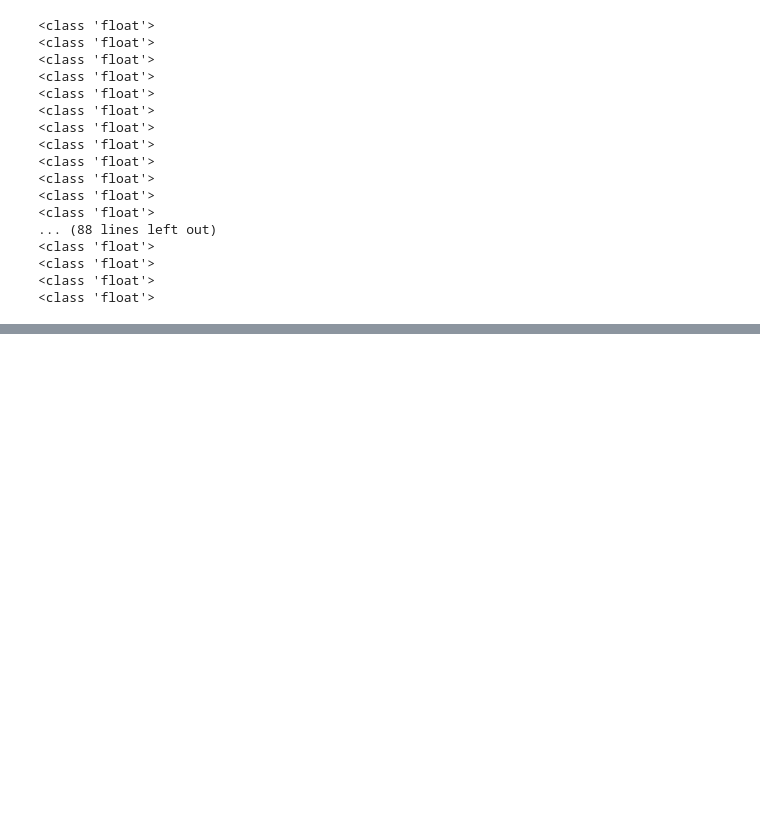
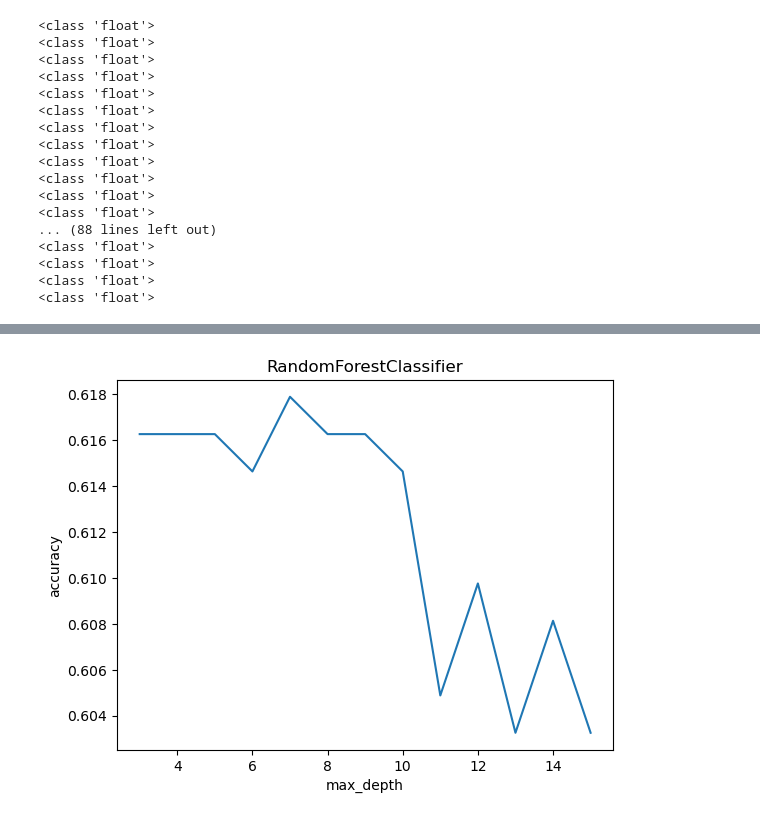
Before and after one commit to avacca1/Machine-Learning-Project, a Jupyter notebook: Project Notebook.ipynb, the cells around one changed output, grey strips where cells are left out. Drawn from its saved outputs; the diff is of its cells as text; code cells hidden in the pictures; blank space fills up the shorter version.

```diff
--- a/Project Notebook.ipynb
+++ b/Project Notebook.ipynb
@@ -297,6 +324,17 @@ for i in newsData.X_train[1]:
 # %%
-# need to mess with the data more first to start using this code
-DTC = DecisionTreeClassifier(max_depth= 3)
-DTC.fit(newsData.X_train[:, 1:], newsData.y_train)
 
-dtc_pred = DTC.predict(newsData.X_test[:, 1:])
+rf_acc = []
+for i in depth_nums:
+    RF = RandomForestClassifier(n_estimators=100, max_depth = i)
+    RF.fit(newsData.X_train[:, 1:], newsData.y_train)
+    rf_pred = RF.predict(newsData.X_test[:, 1:])
+    rf_acc.append(accuracy_score(newsData.y_test, rf_pred))
+
+fig, ax = plt.subplots()
+ax.plot(depth_nums, rf_acc)
+ax.set_xlabel('max_depth')
+ax.set_ylabel('accuracy')
+ax.set_title('RandomForestClassifier')
+plt.show()
+# %% [output]
+[figure, added]
```
Also changed, not shown: parts of 11 cells of this notebook.
